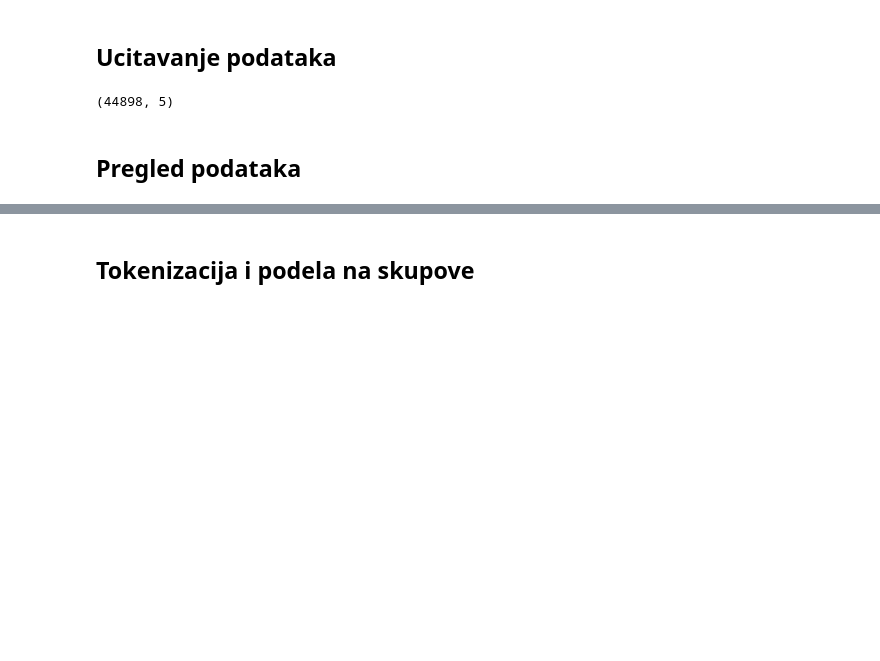
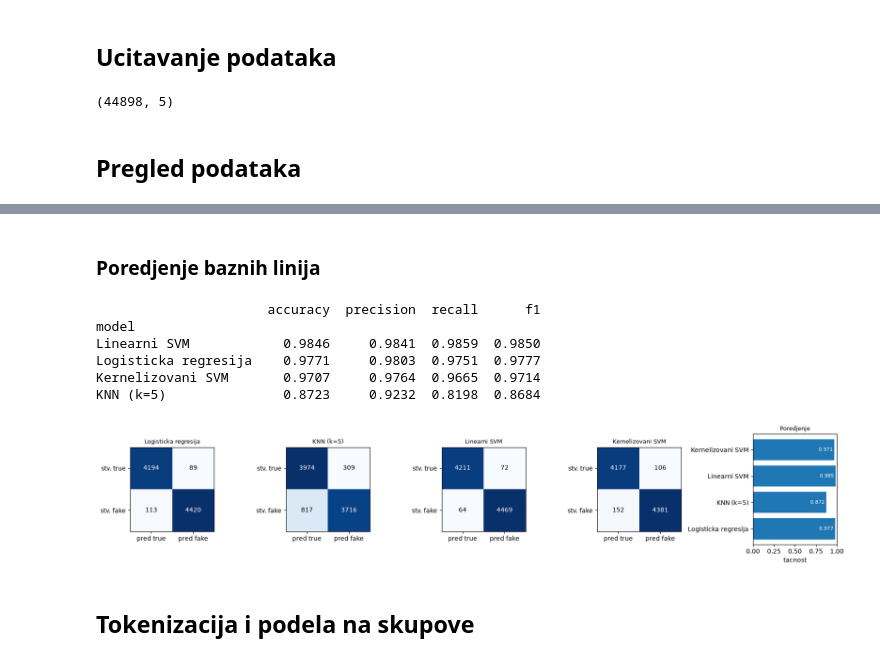
Before and after one commit to BogBogdan/fake-news-matf-masinsko-u-enje-projekat-2026, a Jupyter notebook: program.ipynb, the cells around one changed output, grey strips where cells are left out. Saved outputs shown, nothing was run; the diff lists cells and outputs as text; code cells hidden in the pictures; blank space fills up the shorter version.

```diff
--- a/program.ipynb
+++ b/program.ipynb
@@ -56,0 +191,17 @@ Name: count, dtype: int64
+# %%
+from sklearn.model_selection import train_test_split
+from sklearn.feature_extraction.text import TfidfVectorizer
+
+Xk = df["text_clean"]
+yk = df["label"]
+
+Xk_train, Xk_test, yk_train, yk_test = train_test_split(
+    Xk, yk, test_size=0.2, stratify=yk, random_state=42)
+
+tfidf = TfidfVectorizer(max_features=5000)
+Xk_train_tfidf = tfidf.fit_transform(Xk_train)
+Xk_test_tfidf = tfidf.transform(Xk_test)
+
+print(Xk_train_tfidf.shape, Xk_test_tfidf.shape)
+print()
+print(yk_test.value_counts())
@@ -57,3 +302,51 @@ Name: count, dtype: int64
+# %% [markdown]
+### Poredjenje baznih linija
+# %%
+import matplotlib.pyplot as plt
+from sklearn.metrics import precision_recall_fscore_support, confusion_matrix
+
+redovi = []
+for naziv, pred in predikcije_klasicne.items():
+    prec, rec, f1, _ = precision_recall_fscore_support(
+        yk_test, pred, average="binary", zero_division=0)
+    redovi.append({"model": naziv, "accuracy": rezultati_klasicni[naziv],
+                   "precision": prec, "recall": rec, "f1": f1})
+
+tabela_klasicni = pd.DataFrame(redovi).set_index("model").round(4)
+print(tabela_klasicni.sort_values("f1", ascending=False))
+
+fig, axes = plt.subplots(1, len(predikcije_klasicne) + 1,
+                         figsize=(3.4 * (len(predikcije_klasicne) + 1), 3.4))
+
+for ax, (naziv, pred) in zip(axes, predikcije_klasicne.items()):
+    cm = confusion_matrix(yk_test, pred)
+    ax.imshow(cm, cmap="Blues")
+    ax.set_title(naziv, fontsize=9)
+    ax.set_xticks([0, 1], ["pred true", "pred fake"])
+    ax.set_yticks([0, 1], ["stv. true", "stv. fake"])
+    for i in range(2):
+        for j in range(2):
+            ax.text(j, i, str(cm[i, j]), ha="center", va="center",
+                    color="white" if cm[i, j] > cm.max() / 2 else "black")
+
+axes[-1].barh(list(rezultati_klasicni.keys()), list(rezultati_klasicni.values()))
+axes[-1].set_xlim(0, 1)
+axes[-1].set_xlabel("tacnost")
+axes[-1].set_title("Poredjenje", fontsize=9)
+for i, v in enumerate(rezultati_klasicni.values()):
+    axes[-1].text(v - 0.02, i, f"{v:.3f}", va="center", ha="right",
+                  color="white", fontsize=8)
+
+plt.tight_layout()
+plt.show()
+# %% [output]
+                      accuracy  precision  recall      f1
+model
+Linearni SVM            0.9846     0.9841  0.9859  0.9850
+Logisticka regresija    0.9771     0.9803  0.9751  0.9777
+Kernelizovani SVM       0.9707     0.9764  0.9665  0.9714
+KNN (k=5)               0.8723     0.9232  0.8198  0.8684
+[figure, added]
 # %% [markdown]
 ## Tokenizacija i podela na skupove
 # %%
```
Also changed, not shown: parts of 43 cells of this notebook, 3 other files.
